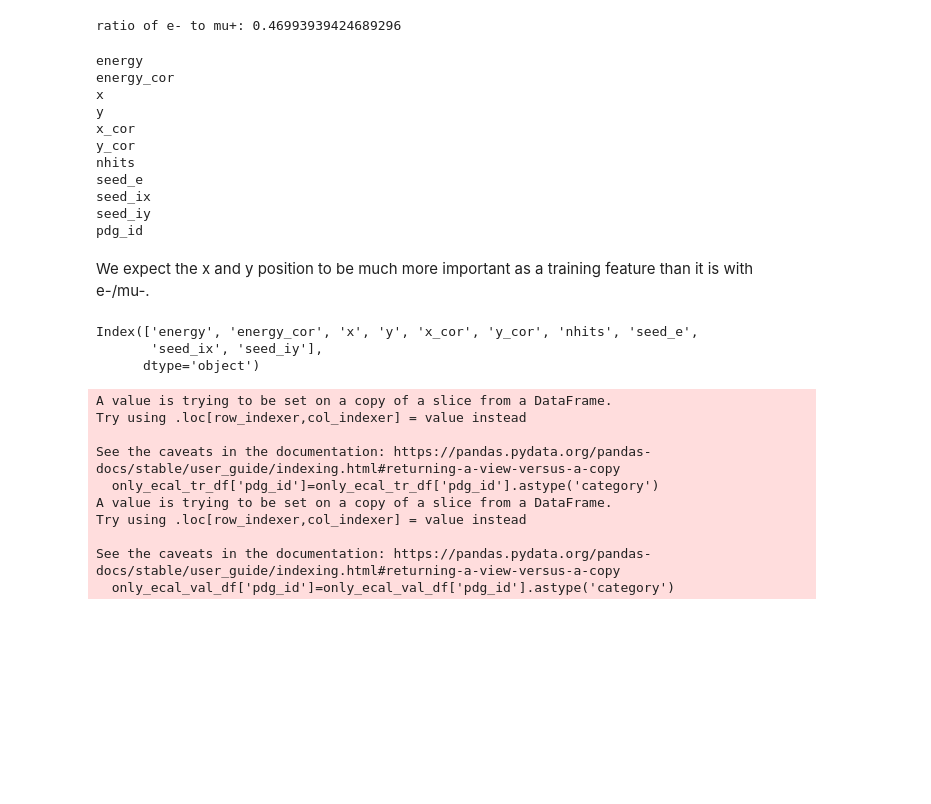
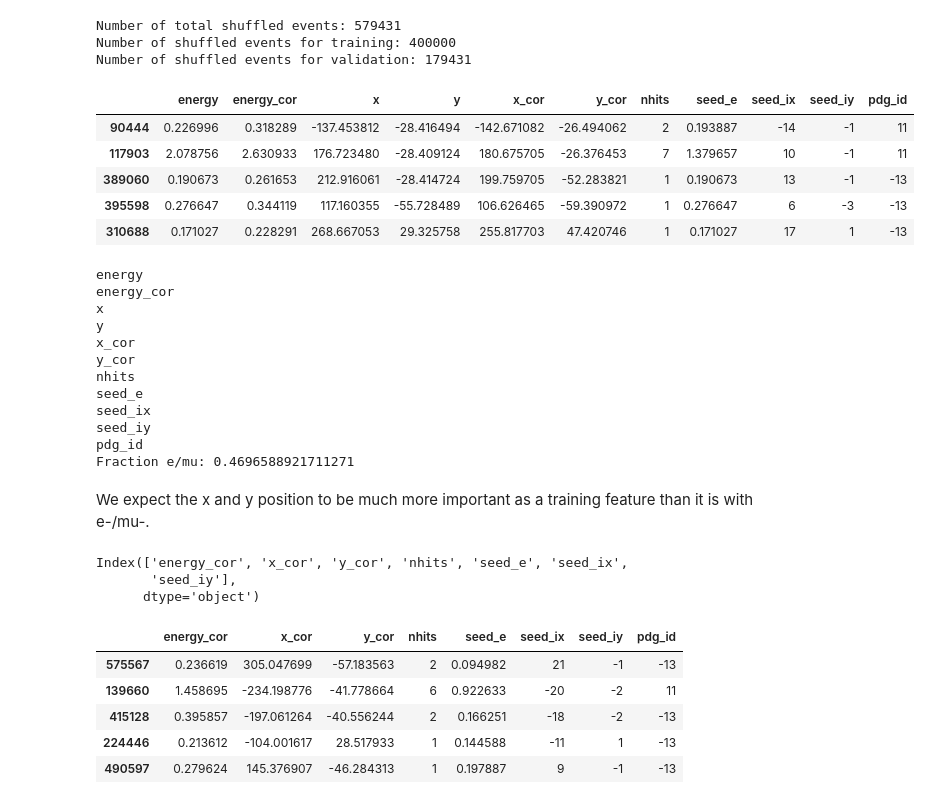
Before and after one commit to Lewis-Wolf/ML, a Jupyter notebook: mup_elebdt.ipynb, the cells around one changed output. Drawn from its saved outputs; the diff is of its cells as text; code cells hidden in the pictures; blank space fills up the shorter version.

```diff
--- a/mup_elebdt.ipynb
+++ b/mup_elebdt.ipynb
@@ -96,11 +21,39 @@ Number of shuffled events for validation: 179431
-# %%
-print(f"ratio of e- to mu+: {elec_filt.shape[0]/mup_filt.shape[0]}")
-# %% [output]
-ratio of e- to mu+: 0.46993939424689296
+# %%
+#create filtered dataframes only containing events that either start as an electron or a negative muon, respectively
+ele_filt = elec_df.loc[elec_df['pdg_id']==11]
+mup_filt = muon_df.loc[muon_df['pdg_id']==-13]
+#print(ele_filt.shape[0],mum_filt.shape[0])
+
+#combine the filtered dataframes
+combined_df = pd.concat([ele_filt, mup_filt], ignore_index=True)
+
+#permute the combined dataframe to randomly mix the indices
+shuffled_df= combined_df.sample(frac = 1)
+
+#make sure shuffled df looks correct
+print(f"Number of total shuffled events: {len(shuffled_df)}")
+shuffled_df.head()
+
+#split the shuffled df into a df for training the tree and a df for validating the tree's predictions
+shuffled_training_df = shuffled_df.iloc[0:400000]
+shuffled_validation_df = shuffled_df.iloc[400000:]
+
+print(f"Number of shuffled events for training: {len(shuffled_training_df)}")
+print(f"Number of shuffled events for validation: {len(shuffled_validation_df)}")
+# %% [output]
+Number of total shuffled events: 579431
+Number of shuffled events for training: 400000
+Number of shuffled events for validation: 179431
+|  | energy | energy_cor | x | y | x_cor | y_cor | nhits | seed_e | seed_ix | seed_iy | pdg_id |
+| 90444 | 0.226996 | 0.318289 | -137.453812 | -28.416494 | -142.671082 | -26.494062 | 2 | 0.193887 | -14 | -1 | 11 |
+| 117903 | 2.078756 | 2.630933 | 176.723480 | -28.409124 | 180.675705 | -26.376453 | 7 | 1.379657 | 10 | -1 | 11 |
+| 389060 | 0.190673 | 0.261653 | 212.916061 | -28.414724 | 199.759705 | -52.283821 | 1 | 0.190673 | 13 | -1 | -13 |
+| 395598 | 0.276647 | 0.344119 | 117.160355 | -55.728489 | 106.626465 | -59.390972 | 1 | 0.276647 | 6 | -3 | -13 |
+| 310688 | 0.171027 | 0.228291 | 268.667053 | 29.325758 | 255.817703 | 47.420746 | 1 | 0.171027 | 17 | 1 | -13 |
 # %%
 for col in shuffled_training_df.columns:
     print(col)
-#print('Fraction e/mu: {}'.format(len(shuffled_training_df[shuffled_training_df.pdg_id == 11])/(float)(len(shuffled_training_df[shuffled_training_df.pdg_id == 13]) + len(shuffled_training_df[shuffled_training_df.pdg_id == 11]))))
+print('Fraction e/mu: {}'.format(len(shuffled_training_df[shuffled_training_df.pdg_id == 11])/(float)(len(shuffled_training_df[shuffled_training_df.pdg_id == -13]))))
 # %% [output]
 energy
 energy_cor
@@ -113,28 +66,31 @@ seed_e
 seed_ix
 seed_iy
 pdg_id
+Fraction e/mu: 0.4696588921711271
 # %% [markdown]
 We expect the x and y position to be much more important as a training feature than it is with e-/mu-.
 # %%
-only_ecal_tr_df = shuffled_training_df
-only_ecal_val_df = shuffled_validation_df
+#drop columns related to truth quantities and redundant features. Not dropping pdg_id yet, as xgboost uses this as the 'label' for the data
+train_df = shuffled_training_df.drop(columns=['x','y','energy'])
+val_df = shuffled_validation_df.drop(columns=['x','y','energy'])
+
+#create an index of the columns that we want to be the features that the ML tree investigates as dependent variables
+feature_names = train_df.columns[0:-1] #drop the pdg_id, as it is the independent variable in this context
+print(feature_names)
+
+
 #necessary to let xgboost know that the pdg_id is a categorical feature
-only_ecal_tr_df['pdg_id']=only_ecal_tr_df['pdg_id'].astype('category')
-only_ecal_val_df['pdg_id']=only_ecal_val_df['pdg_id'].astype('category')
-feature_names = only_ecal_tr_df.columns[0:-1] #drop the pdg_id, as its not a dependent variable
-print(feature_names)
+train_df['pdg_id']=train_df['pdg_id'].astype('category')
+val_df['pdg_id']=val_df['pdg_id'].astype('category')
+val_df.head()
 # %% [output]
-Index(['energy', 'energy_cor', 'x', 'y', 'x_cor', 'y_cor', 'nhits', 'seed_e',
-       'seed_ix', 'seed_iy'],
+Index(['energy_cor', 'x_cor', 'y_cor', 'nhits', 'seed_e', 'seed_ix',
+       'seed_iy'],
       dtype='object')
-A value is trying to be set on a copy of a slice from a DataFrame.
-Try using .loc[row_indexer,col_indexer] = value instead
-
-See the caveats in the documentation: https://pandas.pydata.org/pandas-docs/stable/user_guide/indexing.html#returning-a-view-versus-a-copy
-  only_ecal_tr_df['pdg_id']=only_ecal_tr_df['pdg_id'].astype('category')
-A value is trying to be set on a copy of a slice from a DataFrame.
-Try using .loc[row_indexer,col_indexer] = value instead
-
-See the caveats in the documentation: https://pandas.pydata.org/pandas-docs/stable/user_guide/indexing.html#returning-a-view-versus-a-copy
-  only_ecal_val_df['pdg_id']=only_ecal_val_df['pdg_id'].astype('category')
+|  | energy_cor | x_cor | y_cor | nhits | seed_e | seed_ix | seed_iy | pdg_id |
+| 575567 | 0.236619 | 305.047699 | -57.183563 | 2 | 0.094982 | 21 | -1 | -13 |
+| 139660 | 1.458695 | -234.198776 | -41.778664 | 6 | 0.922633 | -20 | -2 | 11 |
+| 415128 | 0.395857 | -197.061264 | -40.556244 | 2 | 0.166251 | -18 | -2 | -13 |
+| 224446 | 0.213612 | -104.001617 | 28.517933 | 1 | 0.144588 | -11 | 1 | -13 |
+| 490597 | 0.279624 | 145.376907 | -46.284313 | 1 | 0.197887 | 9 | -1 | -13 |
 # %%
```
Also changed, not shown: parts of 34 cells of this notebook, 2 other files.
